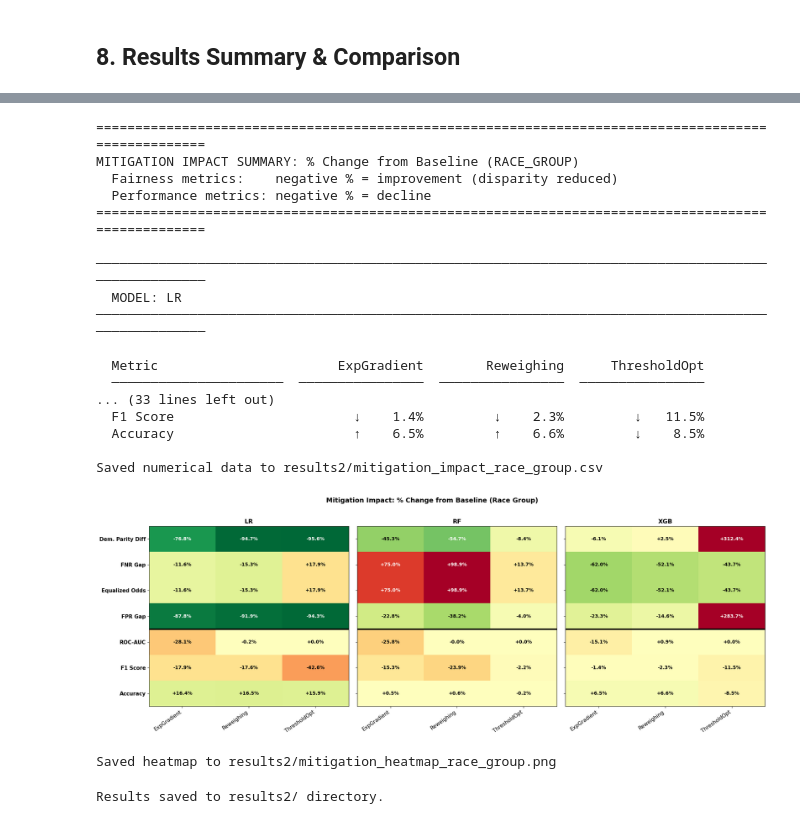
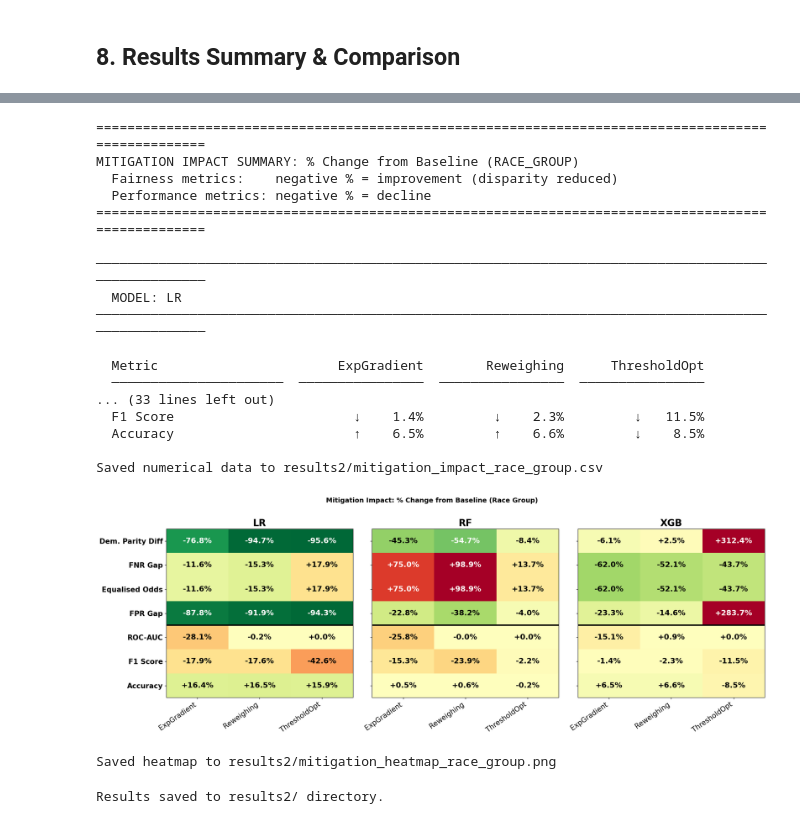
Before and after one commit to Pran-bho/Group-Research-Methods--Bias-and-Fairness, a Jupyter notebook: Fairness 2.ipynb, the cells around one changed output, grey strips where cells are left out. Saved outputs shown, nothing was run; the diff lists cells and outputs as text; code cells hidden in the pictures.

```diff
--- a/Fairness 2.ipynb
+++ b/Fairness 2.ipynb
@@ -903,7 +906,7 @@ for model in ["LR", "RF", "XGB"]:
     # Rename dictionary for both print and heatmap
     rename_dict = {
         "dem_parity_diff": "Dem. Parity Diff",
-        "equalized_odds": "Equalized Odds",
+        "equalized_odds": "Equalised Odds",
         "fpr_gap": "FPR Gap",
         "fnr_gap": "FNR Gap",
         "roc_auc": "ROC-AUC",
@@ -969,43 +972,43 @@ for i, model in enumerate(["LR", "RF", "XGB"]):
                 # Determine text color based on background intensity
                 color = "white" if abs(color_values[row_idx, col_idx]) > vmax * 0.5 else "black"
                 ax.text(col_idx, row_idx, text, ha="center", va="center",
-                       fontsize=10, fontweight="bold", color=color)
+                       fontsize=16, fontweight="bold", color=color)
 
     ax.set_xticks(range(len(pivot.columns)))
-    ax.set_xticklabels(pivot.columns, rotation=35, ha="right", fontsize=11)
+    ax.set_xticklabels(pivot.columns, rotation=35, ha="right", fontsize=15)
     ax.set_yticks(range(len(pivot.index)))
     if i == 0:
-        ax.set_yticklabels(pivot.index, fontsize=11, fontweight="bold")
-    ax.set_title(model, fontweight="bold", fontsize=13)
+        ax.set_yticklabels(pivot.index, fontsize=15, fontweight="bold")
+    ax.set_title(model, fontweight="bold", fontsize=20)
 
     # Add a divider between fairness and performance metrics
     divider_y = len([m for m in pivot.index if m not in ["ROC-AUC", "F1 Score", "Accuracy"]]) - 0.5
     ax.axhline(y=divider_y, color="black", linewidth=3)
 
 fig.tight_layout()
 heatmap_path = f"results2/mitigation_heatmap_{TARGET_ATTRIBUTE}.png"
 plt.savefig(heatmap_path, dpi=300, bbox_inches="tight") # 300 DPI for IEEE format
 plt.show()
 print(f"Saved heatmap to {heatmap_path}")
 # %% [output]
 ====================================================================================================
 MITIGATION IMPACT SUMMARY: % Change from Baseline (RACE_GROUP)
   Fairness metrics:    negative % = improvement (disparity reduced)
   Performance metrics: negative % = decline
 ====================================================================================================
 
 ────────────────────────────────────────────────────────────────────────────────────────────────────
   MODEL: LR
 ────────────────────────────────────────────────────────────────────────────────────────────────────
 
   Metric                       ExpGradient        Reweighing      ThresholdOpt
   ──────────────────────  ────────────────  ────────────────  ────────────────
 ... (33 lines left out)
   F1 Score                       ↓    1.4%         ↓    2.3%         ↓   11.5%
   Accuracy                       ↑    6.5%         ↑    6.6%         ↓    8.5%
 
 Saved numerical data to results2/mitigation_impact_race_group.csv
-[figure, old version]
+[figure, new version]
 Saved heatmap to results2/mitigation_heatmap_race_group.png
 # %%
 # Save results
```
Also changed, not shown: parts of 9 cells of this notebook, 10 other files.
